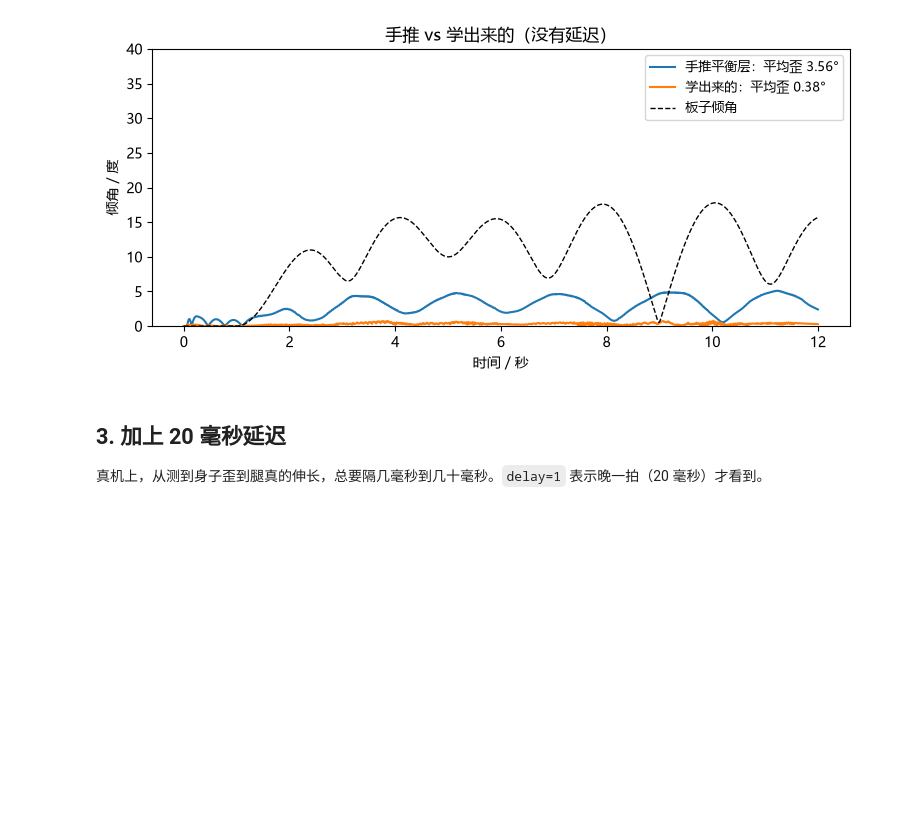
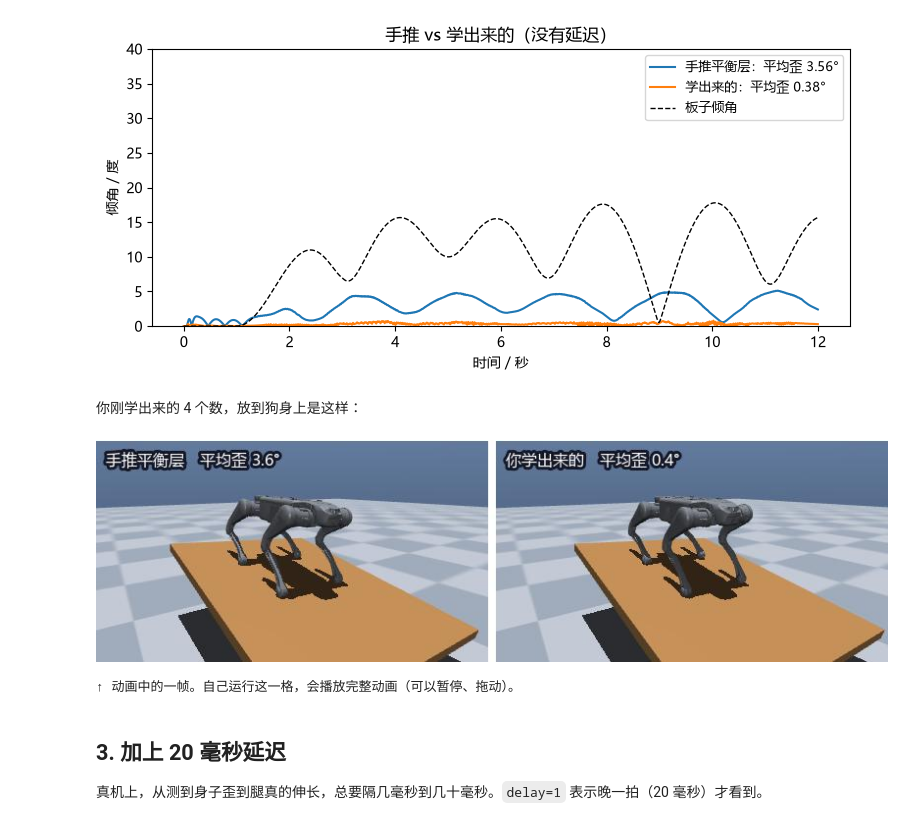
Before and after one commit to NONONODOUBT/shoutui-daogoupao, a Jupyter notebook: 四足/一只狗怎么站起来/验证.ipynb, the cells around one changed output. Saved outputs shown, nothing was run; the diff lists cells and outputs as text; code cells hidden in the pictures; blank space fills up the shorter version.

```diff
--- a/四足/一只狗怎么站起来/验证.ipynb
+++ b/四足/一只狗怎么站起来/验证.ipynb
@@ -359,6 +552,13 @@ show({'手推平衡层': Case(mode='geom'), '学出来的': Case(mode='learned',
 手推平衡层        平均歪    3.56°   最大    5.12°   趴下/翻了：False
 学出来的         平均歪    0.38°   最大    0.79°   趴下/翻了：False
 [figure]
+# %% [markdown]
+你刚学出来的 4 个数，放到狗身上是这样：
+# %%
+show_cases({'手推平衡层': Case(mode='geom'), '你学出来的': Case(mode='learned', w=w)}, m)
+# %% [output]
+[figure, added]
+↑ 动画中的一帧。自己运行这一格，会播放完整动画（可以暂停、拖动）。
 # %% [markdown]
 ## 3. 加上 20 毫秒延迟
 
```
Also changed, not shown: parts of 8 cells of this notebook, 21 other files.
